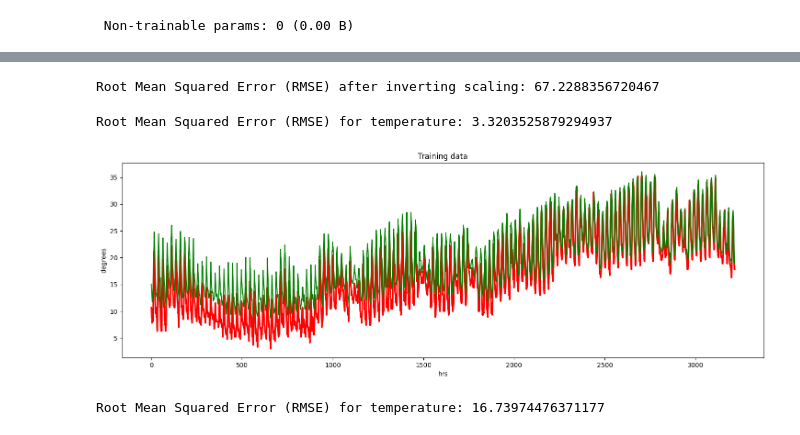
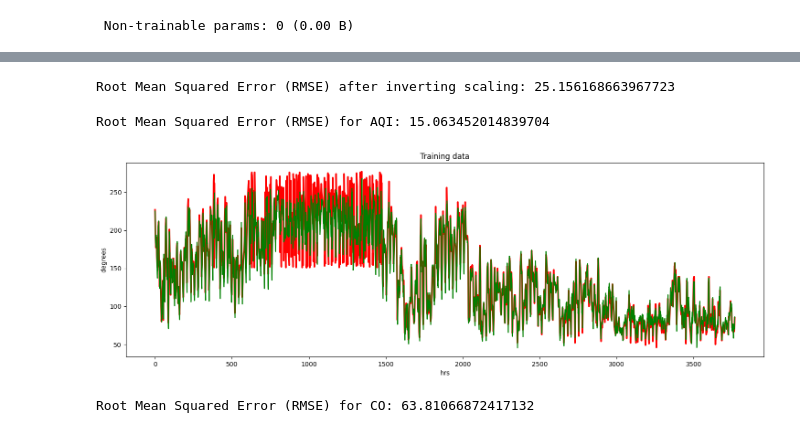
Before and after one commit to 11a55an/air-pollution-forecasting, a Jupyter notebook: LSTM.ipynb, the cells around one changed output, grey strips where cells are left out. Saved outputs shown, nothing was run; the diff lists cells and outputs as text; code cells hidden in the pictures.

```diff
--- a/LSTM.ipynb
+++ b/LSTM.ipynb
@@ -96,48 +96,48 @@ predictions = model.predict(X_test)
 # %%
 from sklearn.metrics import mean_squared_error
 # Invert scaling for true values
-y_test_original = scaler.inverse_transform(y_test.reshape(-1, 8))
+y_test_original = scaler.inverse_transform(y_test.reshape(-1, 7))
 
 # Invert scaling for predicted values
-predictions_original = scaler.inverse_transform(predictions.reshape(-1, 8))
+predictions_original = scaler.inverse_transform(predictions.reshape(-1, 7))
 
 # Calculate RMSE after inverting scaling
 rmse_original = np.sqrt(mean_squared_error(y_test_original, predictions_original))
 print("Root Mean Squared Error (RMSE) after inverting scaling:", rmse_original)
 # %% [output]
-Root Mean Squared Error (RMSE) after inverting scaling: 67.2288356720467
+Root Mean Squared Error (RMSE) after inverting scaling: 25.156168663967723
 # %%
 # Extract only the first column (temperature) for true values and predicted values
-y_test_temperature = y_test_original[:, 0]
-predictions_temperature = predictions_original[:, 0]
+y_test_aqi = y_test_original[:, 0]
+predictions_aqi = predictions_original[:, 0]
 
 # Calculate RMSE for temperature only
-rmse_temperature = np.sqrt(mean_squared_error(y_test_temperature, predictions_temperature))
-print("Root Mean Squared Error (RMSE) for temperature:", rmse_temperature)
+rmse_aqi = np.sqrt(mean_squared_error(y_test_aqi, predictions_aqi))
+print("Root Mean Squared Error (RMSE) for AQI:", rmse_aqi)
 # %% [output]
-Root Mean Squared Error (RMSE) for temperature: 3.3203525879294937
+Root Mean Squared Error (RMSE) for AQI: 15.063452014839704
 # %%
 from matplotlib import pyplot as plt
 
 plt.figure(figsize=(18,5.5))
 plt.ylabel("degrees")
 plt.xlabel("hrs")
-plt.plot(y_test_temperature, c = "red", linewidth = 2.5)
-plt.plot(predictions_temperature, c = "green")
+plt.plot(y_test_aqi, c = "red", linewidth = 2.5)
+plt.plot(predictions_aqi, c = "green")
 plt.title("Training data")
 plt.show()
 # %% [output]
-[figure, old version]
+[figure, new version]
 # %%
 # Extract only the first column (temperature) for true values and predicted values
-y_test_aqi = y_test_original[:, 1]
-predictions_aqi = predictions_original[:, 1]
+y_test_co = y_test_original[:, 1]
+predictions_co = predictions_original[:, 1]
 
 # Calculate RMSE for temperature only
-rmse_aqi = np.sqrt(mean_squared_error(y_test_aqi, predictions_aqi))
-print("Root Mean Squared Error (RMSE) for temperature:", rmse_aqi)
+rmse_co = np.sqrt(mean_squared_error(y_test_co, predictions_co))
+print("Root Mean Squared Error (RMSE) for CO:", rmse_co)
 # %% [output]
-Root Mean Squared Error (RMSE) for temperature: 16.73974476371177
+Root Mean Squared Error (RMSE) for CO: 63.81066872417132
 # %%
 # Number of future time steps to forecast
 num_steps = 10  # For example, forecast the next 10 time steps
```
Also changed, not shown: parts of 4 cells of this notebook.
